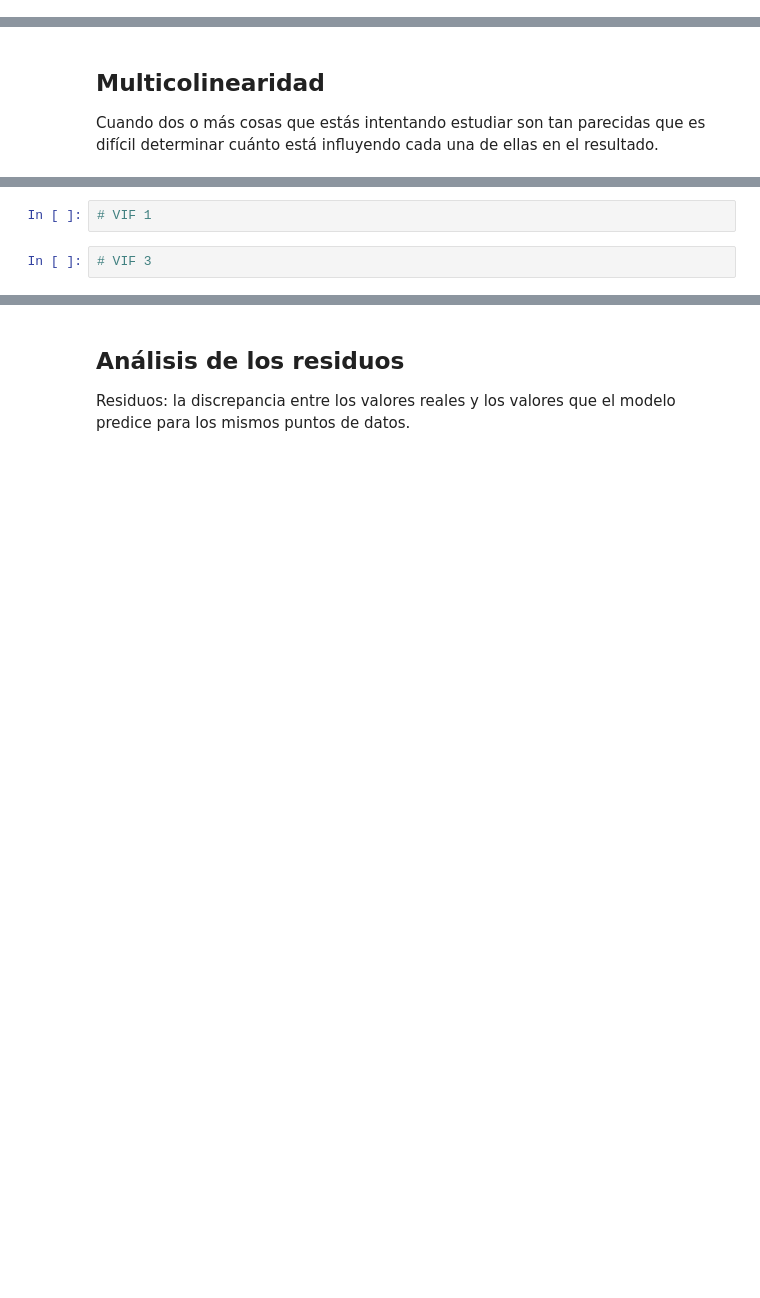
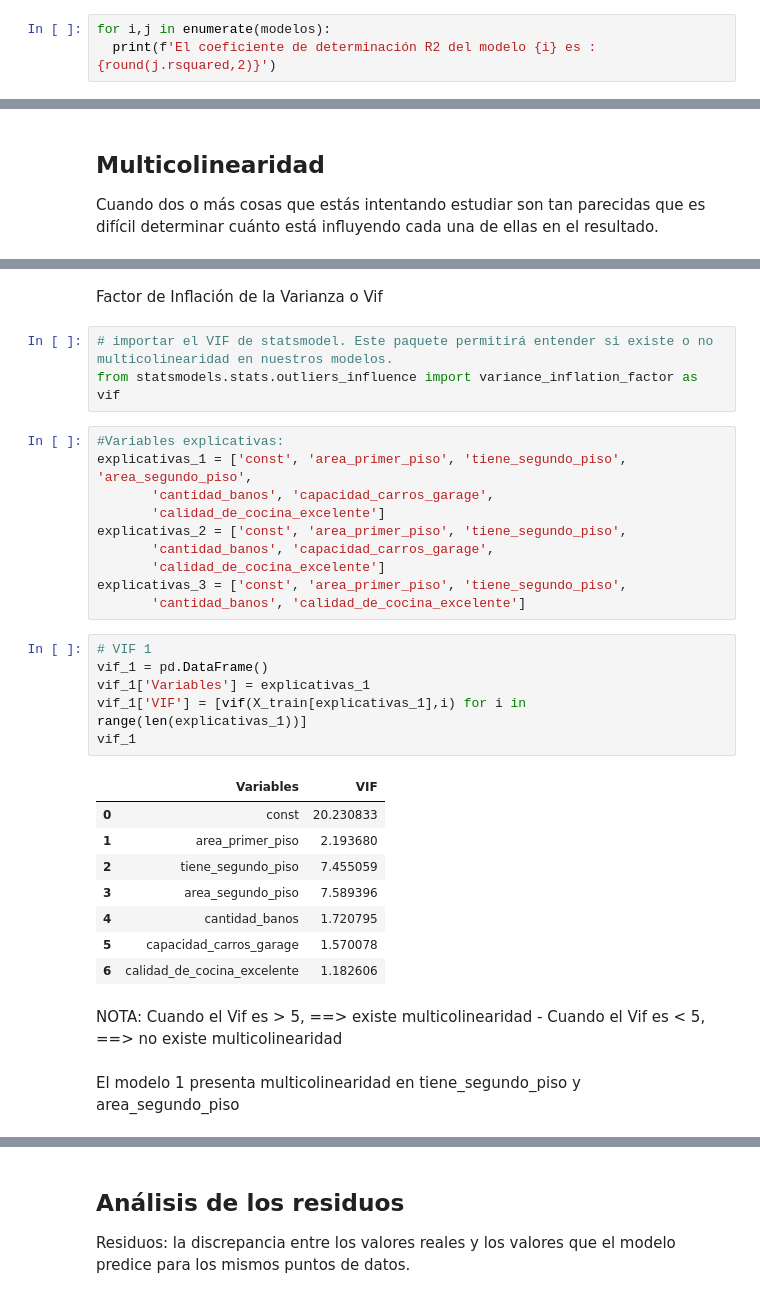
Before and after one commit to jaimesierrab/Challenge-Amigo-secreto, a Jupyter notebook: precios_de_inmuebles_regresion_lineal.ipynb, the cells around one changed output, grey strips where cells are left out. Cells and saved outputs as stored; diff of their text form; blank space fills up the shorter version.

```diff
--- a/precios_de_inmuebles_regresion_lineal.ipynb
+++ b/precios_de_inmuebles_regresion_lineal.ipynb
@@ -425,3 +425,6 @@ Notes:
 # %% [markdown]
 ## Comparando los modelos
 Cuál es el modelo?
+# %%
+for i,j in enumerate(modelos):
+  print(f'El coeficiente de determinación R2 del modelo {i} es : {round(j.rsquared,2)}')
@@ -471,4 +621,34 @@ Cuando dos o más cosas que estás intentando estudiar son tan parecidas que es
-# %%
-# VIF 1
-# %%
-# VIF 3
+# %% [markdown]
+Factor de Inflación de la Varianza o Vif
+# %%
+# importar el VIF de statsmodel. Este paquete permitirá entender si existe o no multicolinearidad en nuestros modelos.
+from statsmodels.stats.outliers_influence import variance_inflation_factor as vif
+# %%
+#Variables explicativas:
+explicativas_1 = ['const', 'area_primer_piso', 'tiene_segundo_piso', 'area_segundo_piso',
+       'cantidad_banos', 'capacidad_carros_garage',
+       'calidad_de_cocina_excelente']
+explicativas_2 = ['const', 'area_primer_piso', 'tiene_segundo_piso',
+       'cantidad_banos', 'capacidad_carros_garage',
+       'calidad_de_cocina_excelente']
+explicativas_3 = ['const', 'area_primer_piso', 'tiene_segundo_piso',
+       'cantidad_banos', 'calidad_de_cocina_excelente']
+# %%
+# VIF 1
+vif_1 = pd.DataFrame()
+vif_1['Variables'] = explicativas_1
+vif_1['VIF'] = [vif(X_train[explicativas_1],i) for i in range(len(explicativas_1))]
+vif_1
+# %% [output]
+|  | Variables | VIF |
+| 0 | const | 20.230833 |
+| 1 | area_primer_piso | 2.193680 |
+| 2 | tiene_segundo_piso | 7.455059 |
+| 3 | area_segundo_piso | 7.589396 |
+| 4 | cantidad_banos | 1.720795 |
+| 5 | capacidad_carros_garage | 1.570078 |
+| 6 | calidad_de_cocina_excelente | 1.182606 |
+# %% [markdown]
+NOTA: Cuando el Vif es > 5, ==> existe multicolinearidad - Cuando el Vif es < 5, ==> no existe multicolinearidad
+# %% [markdown]
+El modelo 1 presenta multicolinearidad en tiene_segundo_piso y area_segundo_piso
```
Also changed, not shown: parts of 32 cells of this notebook.
